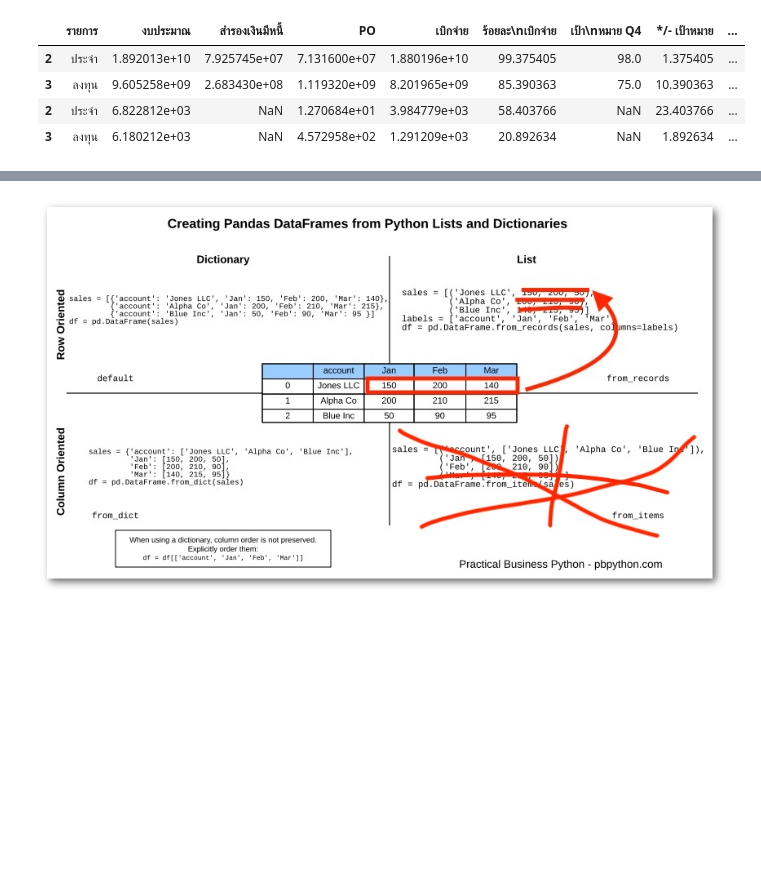
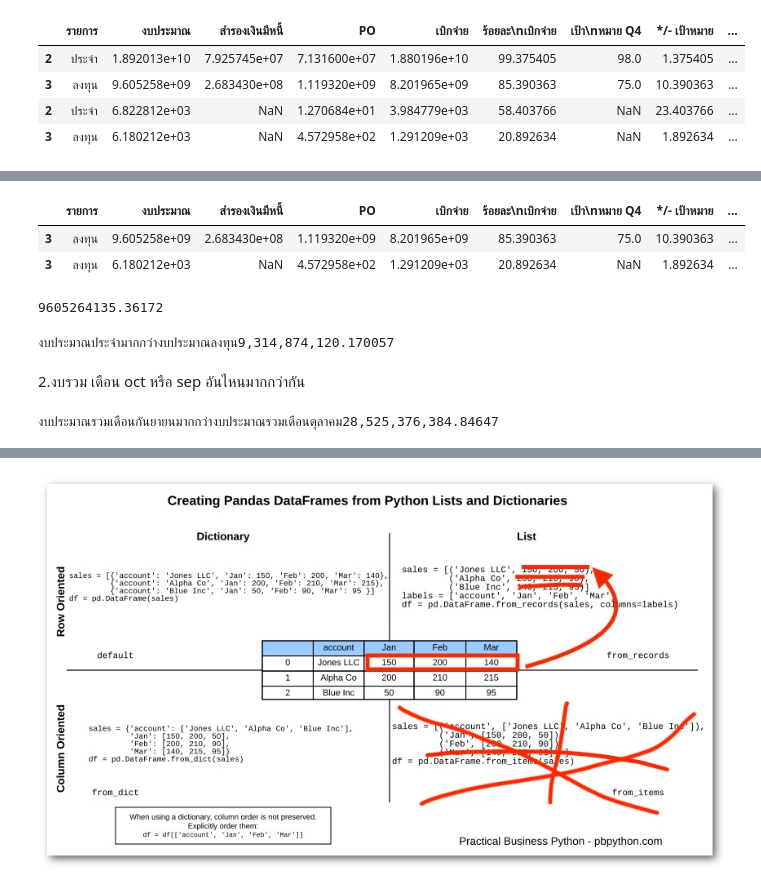
Before and after one commit to TechinTK/python_dataviz2023, a Jupyter notebook: Pandas102.ipynb, the cells around one changed output, grey strips where cells are left out. Drawn from its saved outputs; the diff is of its cells as text; code cells hidden in the pictures; blank space fills up the shorter version.

```diff
--- a/Pandas102.ipynb
+++ b/Pandas102.ipynb
@@ -140,0 +184,30 @@ sep_oct_df
+# %%
+Investment_Budget = sep_oct_df[sep_oct_df['รายการ'] == 'ลงทุน']
+Investment_Budget
+# %% [output]
+|  | รายการ | งบประมาณ | สำรองเงินมีหนี้ | PO | เบิกจ่าย | ร้อยละ\nเบิกจ่าย | เป้า\nหมาย Q4 | */- เป้าหมาย | ... |
+| 3 | ลงทุน | 9.605258e+09 | 2.683430e+08 | 1.119320e+09 | 8.201965e+09 | 85.390363 | 75.0 | 10.390363 | ... |
+| 3 | ลงทุน | 6.180212e+03 | NaN | 4.572958e+02 | 1.291209e+03 | 20.892634 | NaN | 1.892634 | ... |
+# %%
+Total_Investment_Budget=Investment_Budget['งบประมาณ'].sum()
+Total_Investment_Budget
+# %% [output]
+9605264135.36172
+# %%
+if Total_Fixed_Budget > Total_Investment_Budget:
+  print(f'งบประมาณประจำมากกว่างบประมาณลงทุน{Total_Fixed_Budget-Total_Investment_Budget:,}')
+else:
+  print(f'งบประมาณลงทุนมากกว่างบประมาณประจำ{Total_Investment_Budget-Total_Fixed_Budget:,}')
+# %% [output]
+งบประมาณประจำมากกว่างบประมาณลงทุน9,314,874,120.170057
+# %% [markdown]
+2.งบรวม เดือน oct หรือ sep อันไหนมากกว่ากัน
+# %%
+total_sep = sep_oct_df[sep_oct_df['เดือน-ปี'] == 'sep-65']['งบประมาณ'].sum()
+total_oct = sep_oct_df[sep_oct_df['เดือน-ปี'] == 'oct-65']['งบประมาณ'].sum()
+if total_sep > total_oct:
+  print(f'งบประมาณรวมเดือนกันยายนมากกว่างบประมาณรวมเดือนตุลาคม{total_sep-total_oct:,}')
+else:
+  print(f'งบประมาณรวมเดือนตุลาคมมากกว่างบประมาณรวมเดือนกันยายน{total_oct-total_sep:,}')
+# %% [output]
+งบประมาณรวมเดือนกันยายนมากกว่างบประมาณรวมเดือนตุลาคม28,525,376,384.84647
```
Also changed, not shown: parts of 13 cells of this notebook.
